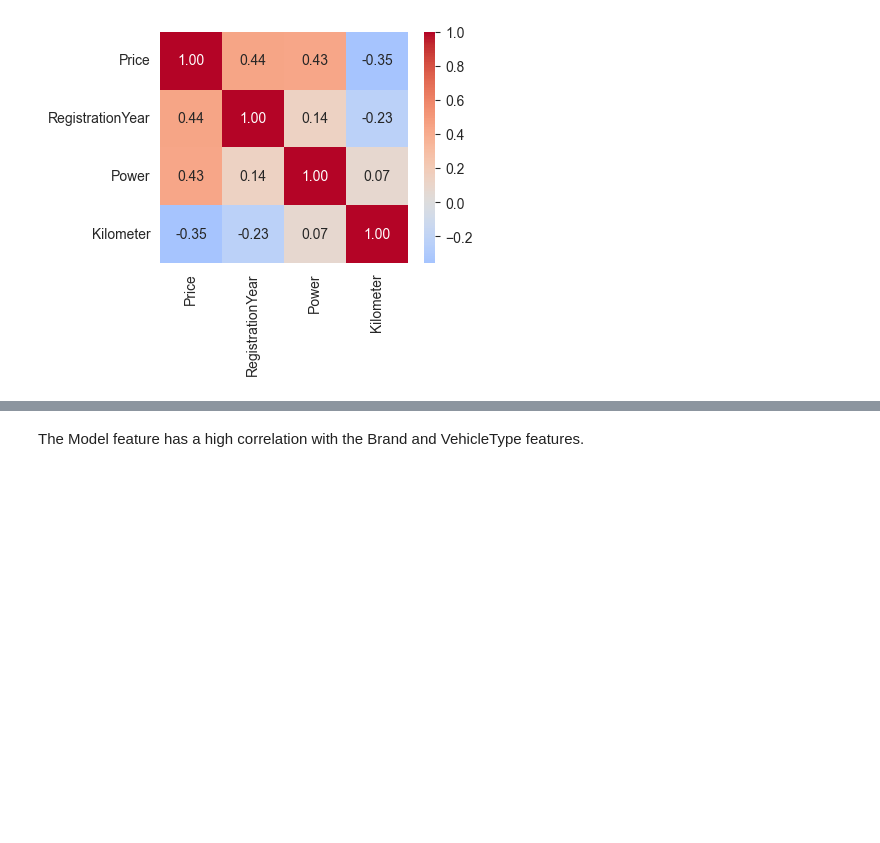
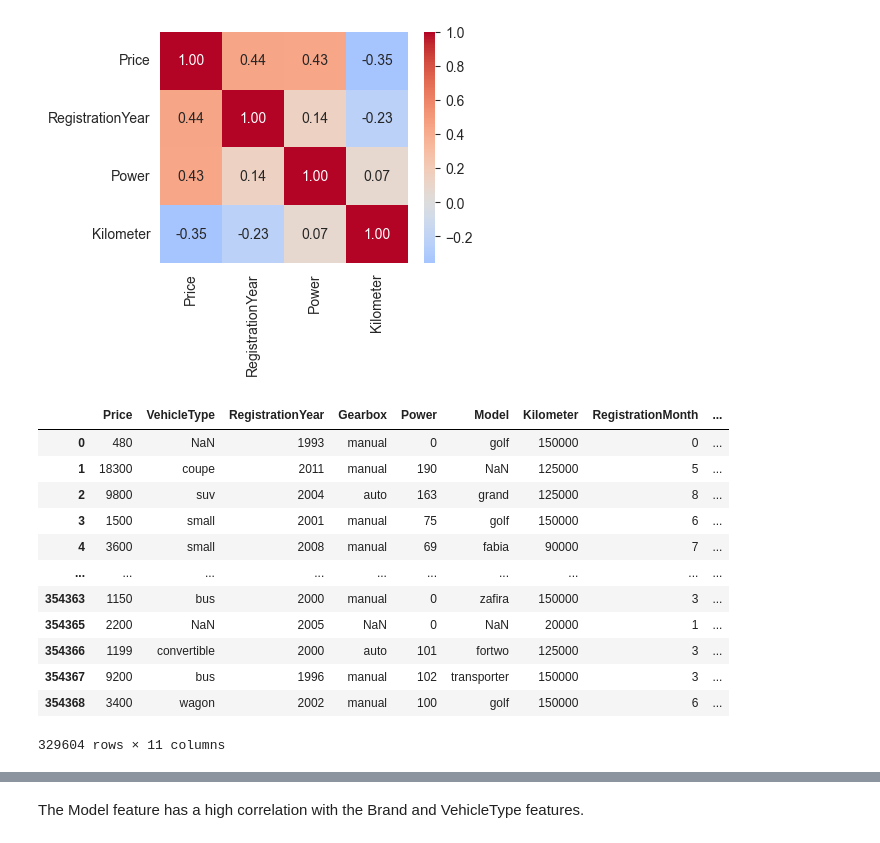
Before and after one commit to omymble/machine_learning_projects, a Jupyter notebook: 7_numerical_methods/price_prediction.ipynb, the cells around one changed output, grey strips where cells are left out. Drawn from its saved outputs; the diff is of its cells as text; code cells hidden in the pictures; blank space fills up the shorter version.

```diff
--- a/7_numerical_methods/price_prediction.ipynb
+++ b/7_numerical_methods/price_prediction.ipynb
@@ -320,5 +320,21 @@ sns.heatmap(new_df[num_columns].corr(method='pearson'), fmt='.2f', cmap='coolwar
 plt.show()
 # %% [output]
 [figure]
+# %%
+new_df
+# %% [output]
+|  | Price | VehicleType | RegistrationYear | Gearbox | Power | Model | Kilometer | RegistrationMonth | ... |
+| 0 | 480 | NaN | 1993 | manual | 0 | golf | 150000 | 0 | ... |
+| 1 | 18300 | coupe | 2011 | manual | 190 | NaN | 125000 | 5 | ... |
+| 2 | 9800 | suv | 2004 | auto | 163 | grand | 125000 | 8 | ... |
+| 3 | 1500 | small | 2001 | manual | 75 | golf | 150000 | 6 | ... |
+| 4 | 3600 | small | 2008 | manual | 69 | fabia | 90000 | 7 | ... |
+| ... | ... | ... | ... | ... | ... | ... | ... | ... | ... |
+| 354363 | 1150 | bus | 2000 | manual | 0 | zafira | 150000 | 3 | ... |
+| 354365 | 2200 | NaN | 2005 | NaN | 0 | NaN | 20000 | 1 | ... |
+| 354366 | 1199 | convertible | 2000 | auto | 101 | fortwo | 125000 | 3 | ... |
+| 354367 | 9200 | bus | 1996 | manual | 102 | transporter | 150000 | 3 | ... |
+| 354368 | 3400 | wagon | 2002 | manual | 100 | golf | 150000 | 6 | ... |
+329604 rows × 11 columns
 # %%
 plt.figure(figsize=(8, 6))
```
Also changed, not shown: parts of 15 cells of this notebook.
